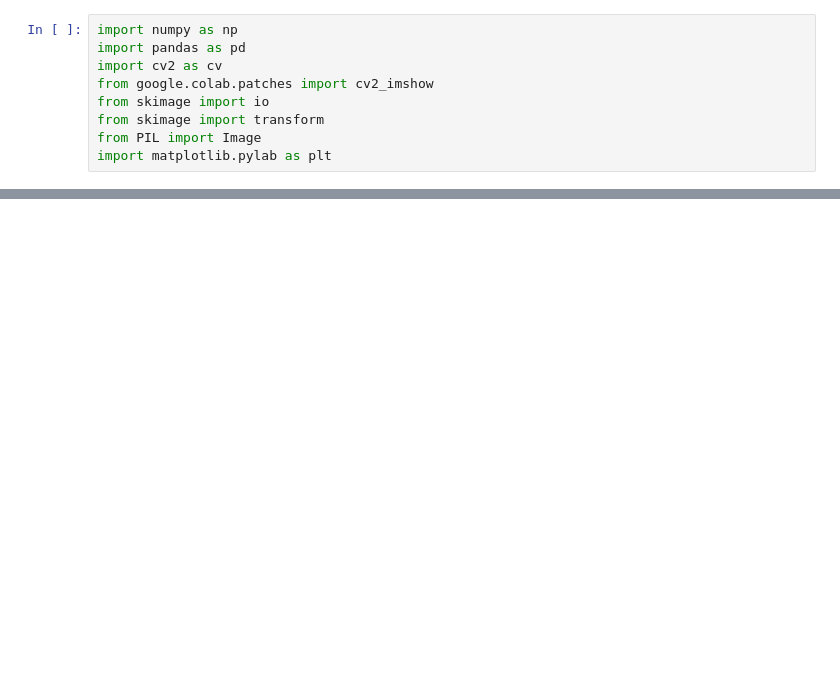
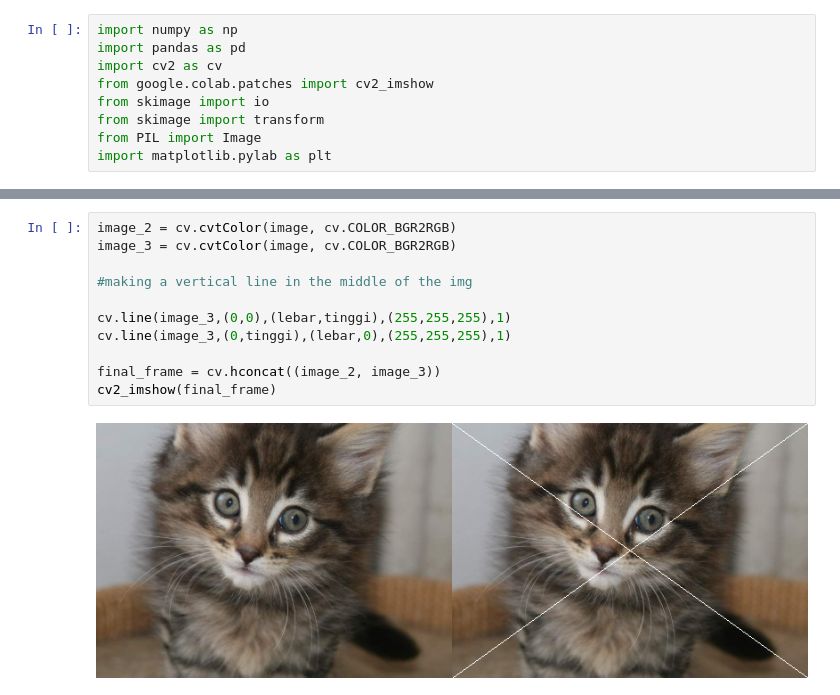
Before and after one commit to ilhamAdhim/PCVK_20_21, a Jupyter notebook: Jobsheet1.ipynb, the cells around one changed output, grey strips where cells are left out. Drawn from its saved outputs; the diff is of its cells as text; blank space fills up the shorter version.

```diff
--- a/Jobsheet1.ipynb
+++ b/Jobsheet1.ipynb
@@ -48,0 +49,13 @@ cv2_imshow(final_frame)
+# %%
+image_2 = cv.cvtColor(image, cv.COLOR_BGR2RGB)
+image_3 = cv.cvtColor(image, cv.COLOR_BGR2RGB)
+
+#making a vertical line in the middle of the img
+
+cv.line(image_3,(0,0),(lebar,tinggi),(255,255,255),1)
+cv.line(image_3,(0,tinggi),(lebar,0),(255,255,255),1)
+
+final_frame = cv.hconcat((image_2, image_3))
+cv2_imshow(final_frame)
+# %% [output]
+[figure, added]
```
Also changed, not shown: parts of 3 cells of this notebook.
